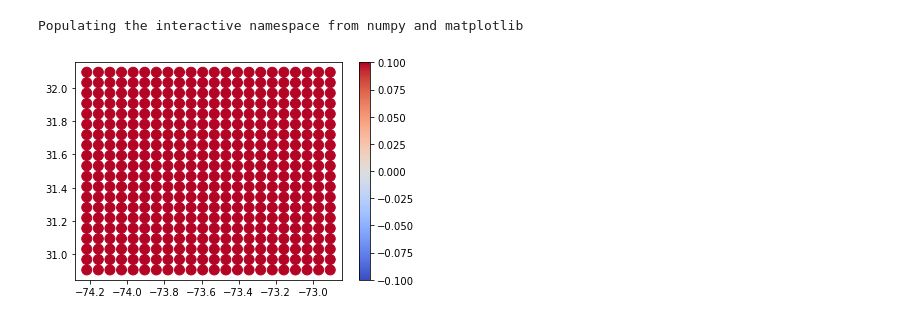
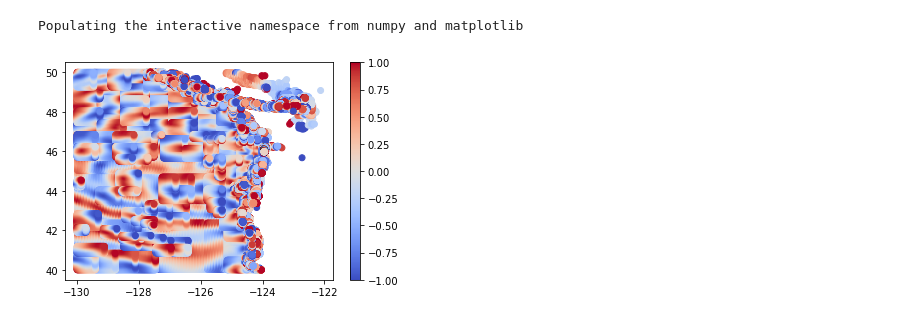
Before and after one commit to cjeffr/BarrierIslandBreachv1, a Jupyter notebook: fort.q_plotting.ipynb, the cells around one changed output. Drawn from its saved outputs; the diff is of its cells as text; code cells hidden in the pictures.

```diff
--- a/fort.q_plotting.ipynb
+++ b/fort.q_plotting.ipynb
@@ -36,13 +52,14 @@ def read_fortq(frame):
     return patch_dict, water, h, Xc, Yc, eta
 # %%
-### Test plot of the data
-### Seeing only the finest patch, not the largest which is why no details show up
-for i in range(4,5):
-    [patch_dict, water, h, X, Y, eta]=read_fortq(i)
-    plt.figure()
-    plt.scatter(X,Y,c=water,s=100,cmap=plt.get_cmap('coolwarm'))
-    plt.clim(-0.1,0.10)
-    plt.colorbar()
-    plt.show()
+plt.figure()
+for key in patch_dict:
+    X = patch_dict[key]['Xc']
+    Y = patch_dict[key]['Yc']
+    water = patch_dict[key]['water']
+
+    plt.scatter(X,Y,c=water,  cmap=plt.get_cmap('coolwarm'))
+plt.clim(-1.0, 1.0)
+plt.colorbar()
+plt.show()
 # %% [output]
-[figure, old version]
+[figure, new version]
```
Also changed, not shown: parts of 6 cells of this notebook.
